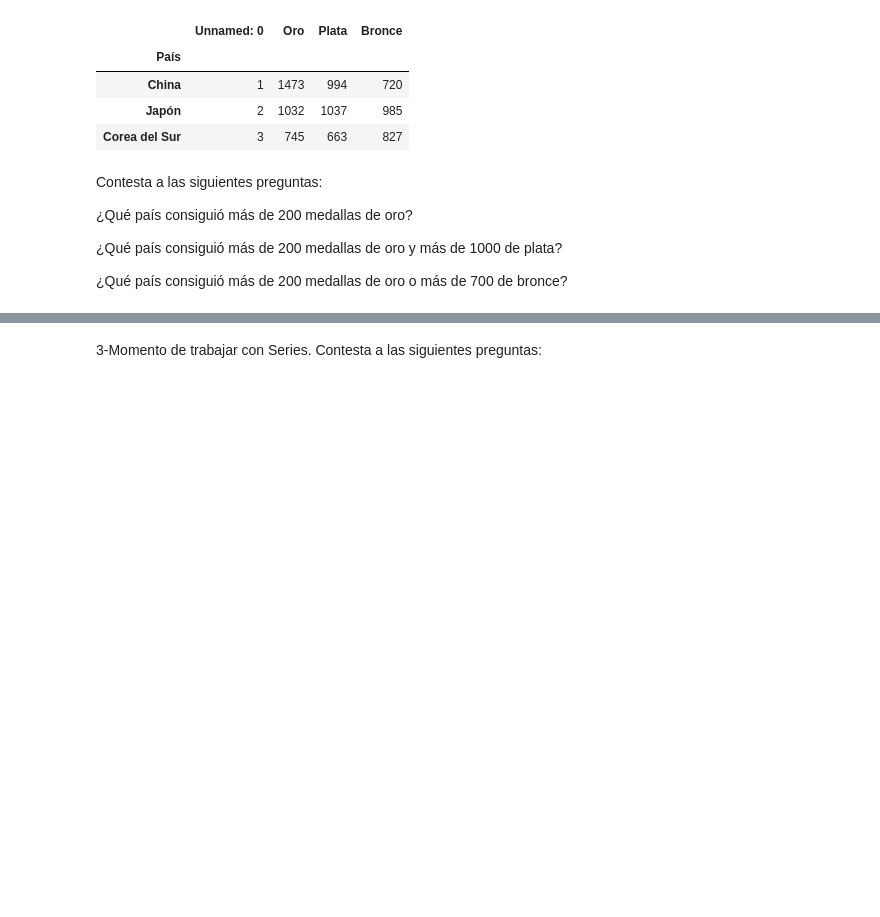
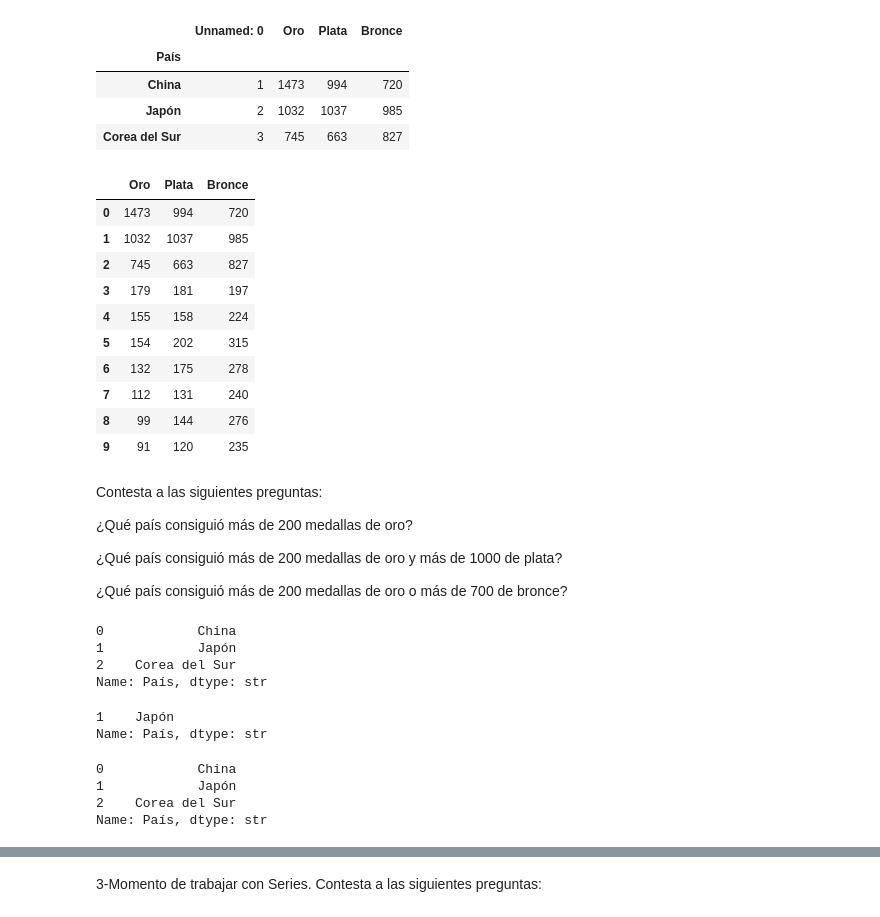
Before and after one commit to natalia43200-svg/Pair_vale_nat, a Jupyter notebook: Pair_nat_Val_mod3_2.ipynb, the cells around one changed output, grey strips where cells are left out. Cells and saved outputs as stored; diff of their text form; code cells hidden in the pictures; blank space fills up the shorter version.

```diff
--- a/Pair_nat_Val_mod3_2.ipynb
+++ b/Pair_nat_Val_mod3_2.ipynb
@@ -103,6 +102,19 @@ df_medallas.iloc[0:3]
 | Corea del Sur | 3 | 745 | 663 | 827 |
 # %%
 #Utilizando el código del ejercicio anterior, selecciona unicamente las columnas "Oro", "Plata" y "Bronce".
+df_medallas.loc[:, ["Oro", "Plata", "Bronce"]] # loc, trabaja con etiquetas primero se indican las filas y despues las columnas
+# %% [output]
+|  | Oro | Plata | Bronce |
+| 0 | 1473 | 994 | 720 |
+| 1 | 1032 | 1037 | 985 |
+| 2 | 745 | 663 | 827 |
+| 3 | 179 | 181 | 197 |
+| 4 | 155 | 158 | 224 |
+| 5 | 154 | 202 | 315 |
+| 6 | 132 | 175 | 278 |
+| 7 | 112 | 131 | 240 |
+| 8 | 99 | 144 | 276 |
+| 9 | 91 | 120 | 235 |
 # %% [markdown]
 Contesta a las siguientes preguntas:
 
@@ -111,5 +123,26 @@ Contesta a las siguientes preguntas:
 ¿Qué país consiguió más de 200 medallas de oro y más de 1000 de plata?
 
 ¿Qué país consiguió más de 200 medallas de oro o más de 700 de bronce?
+# %%
+#¿Qué país consiguió más de 200 medallas de oro?
+df_medallas[df_medallas["Oro"] > 200]["País"]
+# %% [output]
+0            China
+1            Japón
+2    Corea del Sur
+Name: País, dtype: str
+# %%
+#¿Qué país consiguió más de 200 medallas de oro y más de 1000 de plata?
+df_medallas[(df_medallas["Oro"] > 200) & (df_medallas["Plata"] > 1000)]["País"] #hace unas series booleanas utiliza el & para que se cumplen las dos condiciones
+# %% [output]
+1    Japón
+Name: País, dtype: str
+# %%
+df_medallas[(df_medallas["Oro"] > 200) | (df_medallas["Bronce"] > 700)]["País"]
+# %% [output]
+0            China
+1            Japón
+2    Corea del Sur
+Name: País, dtype: str
 # %%
 #Crea una nueva columna que se llame "total" que sea el resultado de la suma de todas las medallas obtenidas por cada país.
```
Also changed, not shown: parts of 16 cells of this notebook.
